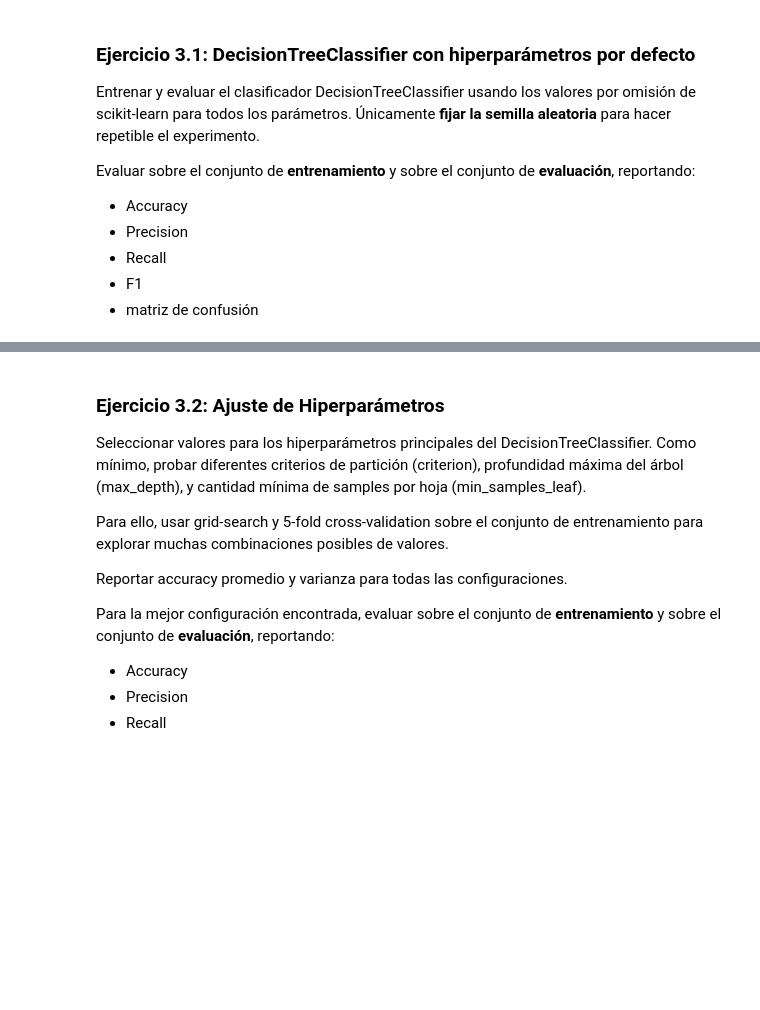
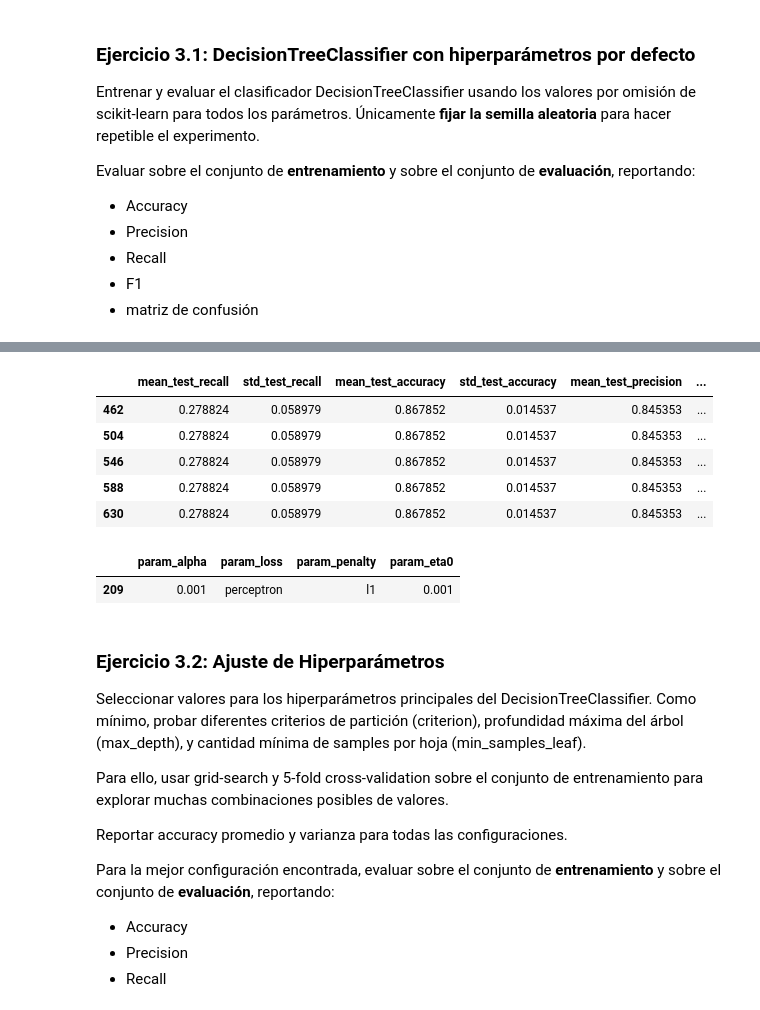
Before and after one commit to benjaminocampo/intro_ml, a Jupyter notebook: Lab 2.ipynb, the cells around one changed output, grey strips where cells are left out. Saved outputs shown, nothing was run; the diff lists cells and outputs as text; code cells hidden in the pictures; blank space fills up the shorter version.

```diff
--- a/Lab 2.ipynb
+++ b/Lab 2.ipynb
@@ -386,3 +515,17 @@ plt.show()
+# %%
+results_df_tree[results_df_tree['rank_test_f1']== highest_rank]
+# %% [output]
+|  | mean_test_recall | std_test_recall | mean_test_accuracy | std_test_accuracy | mean_test_precision | ... |
+| 462 | 0.278824 | 0.058979 | 0.867852 | 0.014537 | 0.845353 | ... |
+| 504 | 0.278824 | 0.058979 | 0.867852 | 0.014537 | 0.845353 | ... |
+| 546 | 0.278824 | 0.058979 | 0.867852 | 0.014537 | 0.845353 | ... |
+| 588 | 0.278824 | 0.058979 | 0.867852 | 0.014537 | 0.845353 | ... |
+| 630 | 0.278824 | 0.058979 | 0.867852 | 0.014537 | 0.845353 | ... |
+# %%
+results_df_tree.loc[results_df_tree['rank_test_recall']== highest_rank, params]
+# %% [output]
+|  | param_alpha | param_loss | param_penalty | param_eta0 |
+| 209 | 0.001 | perceptron | l1 | 0.001 |
 # %% [markdown]
 ### Ejercicio 3.2: Ajuste de Hiperparámetros
 
```
Also changed, not shown: parts of 11 cells of this notebook, 1 other file.
